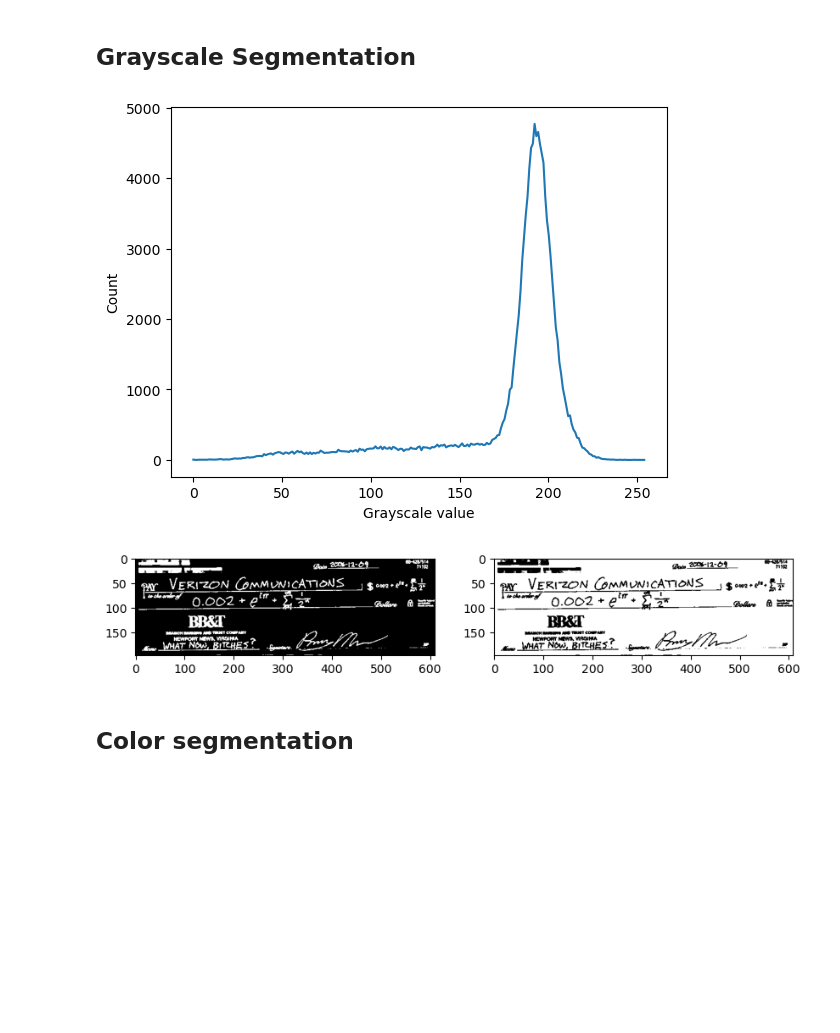
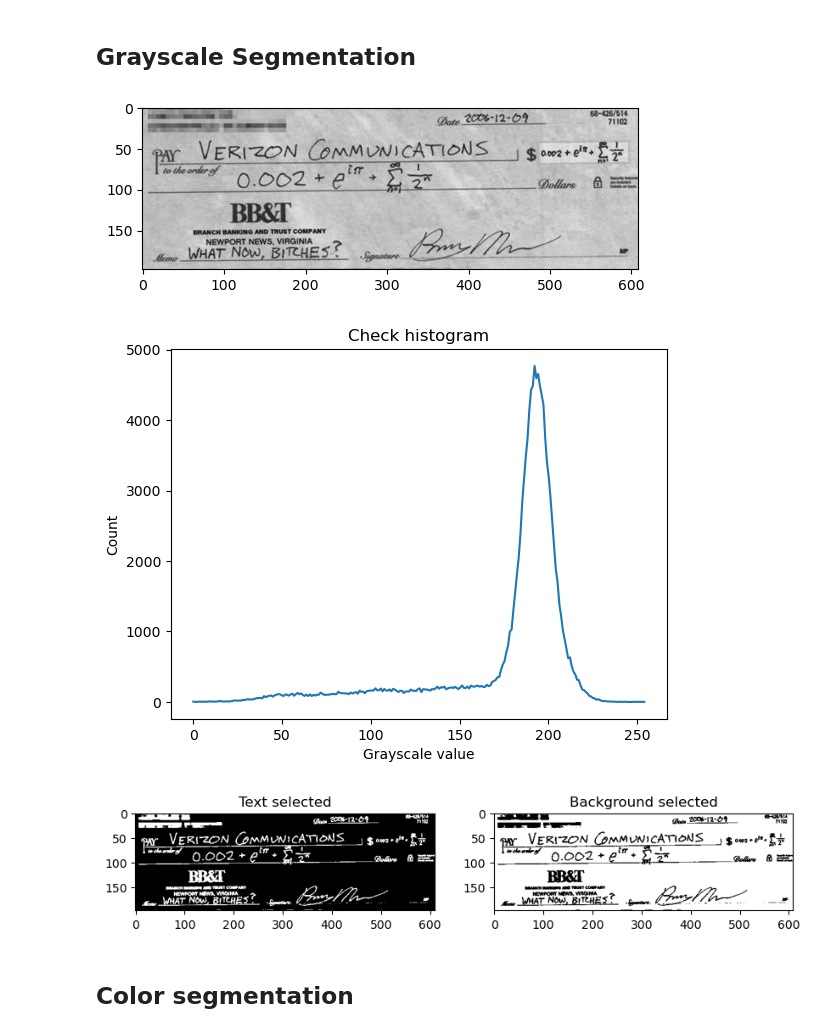
Before and after one commit to genvert/AP_157_FX-2_Vertudez, a Jupyter notebook: Activity 5/Activity 5.ipynb, the cells around one changed output. Drawn from its saved outputs; the diff is of its cells as text; code cells hidden in the pictures; blank space fills up the shorter version.

```diff
--- a/Activity 5/Activity 5.ipynb
+++ b/Activity 5/Activity 5.ipynb
@@ -5,17 +5,21 @@
 # %%
 import numpy as np
 import matplotlib.pyplot as plt
 
 check = plt.imread('cropped_grayscale_check.jpg')
+plt.imshow(check, cmap='gray')
+plt.show()
 
 count, cells = np.histogram(check.flatten(),256)    # flatten check image to make it 1d
 plt.plot(cells[:-1],count)
 plt.xlabel('Grayscale value')
 plt.ylabel('Count')
+plt.title('Check histogram')
 # plt.savefig('check_hist.png')
 plt.show()
 # %% [output]
-[figure, old version]
+[figure, new version]
+[figure, added]
 # %%
 ROI_less = check < 150          # select text
 ROI_greater = check > 150       # select background
@@ -23,9 +27,11 @@ ROI_greater = check > 150       # select background
 fig = plt.figure(figsize=(10,5))
 
 ax = fig.add_subplot(121)
+plt.title('Text selected')
 plt.imshow(ROI_less, cmap='gray')
 
 ax = fig.add_subplot(122)
+plt.title('Background selected')
 plt.imshow(ROI_greater, cmap='gray')
 
 plt.show()
@@ -33,7 +39,7 @@ plt.show()
 # plt.imsave('ROI_text.png', ROI_less, cmap='gray')
 # plt.imsave('ROI_bg.png', ROI_greater, cmap='gray')
 # %% [output]
-[figure, old version]
+[figure, new version]
 # %% [markdown]
 ## Color segmentation
 # %%
```
Also changed, not shown: parts of 12 cells of this notebook, 1 other file.
